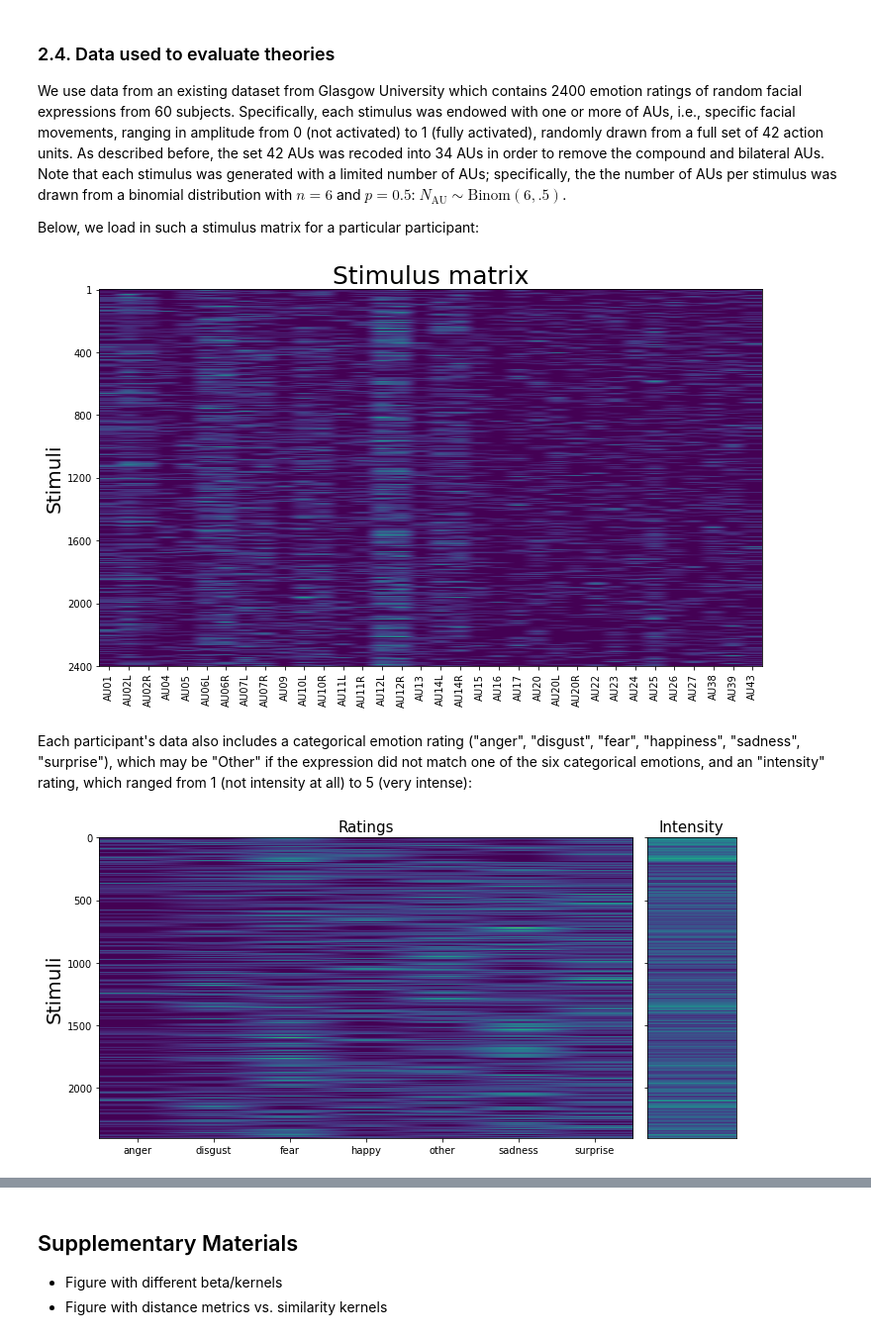
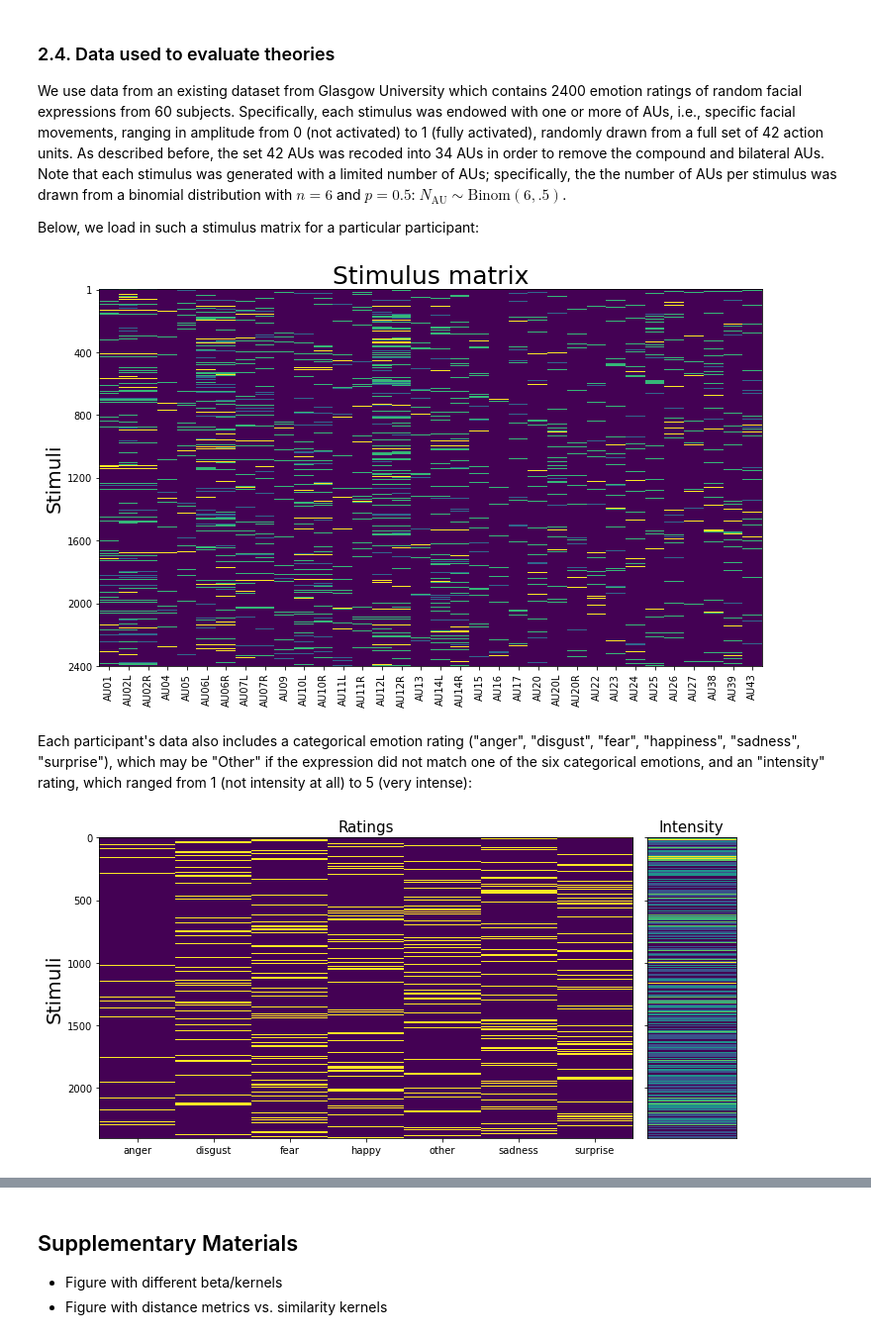
Before and after one commit to lukassnoek/hypothesis-kernel-analysis, a Jupyter notebook: notebooks/theory_kernel_analysis.ipynb, the cells around one changed output, grey strips where cells are left out. Shown: that part at 99% size. Saved outputs shown, nothing was run; the diff lists cells and outputs as text; code cells hidden in the pictures.

```diff
--- a/notebooks/theory_kernel_analysis.ipynb
+++ b/notebooks/theory_kernel_analysis.ipynb
@@ -597,32 +620,32 @@ Below, we load in such a stimulus matrix for a particular participant:
 df = pd.read_csv('../data/ratings/sub-42_ratings.tsv', sep='\t', index_col=0)
 
 plt.figure(figsize=(12, 7))
-plt.imshow(df.iloc[:, :-2], aspect='auto');
+plt.imshow(df.iloc[:, :-2], aspect='auto', interpolation='none');
 plt.yticks(np.append(np.arange(400, 2401, 400), 1))
 plt.xticks(np.arange(34), df.columns[:-2], rotation=90)
 plt.ylabel("Stimuli", fontsize=20)
 plt.title("Stimulus matrix", fontsize=25);
 # %% [output]
-[figure, old version]
+[figure, new version]
 # %% [markdown]
 Each participant's data also includes a categorical emotion rating ("anger", "disgust", "fear", "happiness", "sadness", "surprise"), which may be "Other" if the expression did not match one of the six categorical emotions, and an "intensity" rating, which ranged from 1 (not intensity at all) to 5 (very intense):
 # %%
 ratings = pd.get_dummies(df.iloc[:, -2])
 intensity = df.iloc[:, -1].to_numpy()
 
 fig, axes = plt.subplots(ncols=2, sharey=True, gridspec_kw={'width_ratios': [6, 1]},
                          figsize=(10, 5))
-axes[0].imshow(ratings, aspect='auto')
+axes[0].imshow(ratings, aspect='auto', interpolation='none')
 axes[0].set_xticks(range(7))
 axes[0].set_xticklabels(ratings.columns)
 axes[0].set_ylabel("Stimuli", fontsize=20)
 axes[0].set_title("Ratings", fontsize=15)
-axes[1].imshow(intensity[:, np.newaxis], aspect='auto', vmin=1, vmax=5)
+axes[1].imshow(intensity[:, np.newaxis], aspect='auto', vmin=1, vmax=5, interpolation='none')
 axes[1].set_title("Intensity", fontsize=15)
 axes[1].set_xticks([])
 
 fig.tight_layout()
 # %% [output]
-[figure, old version]
+[figure, new version]
 # %% [markdown]
 ### 2.5. Analysis parameters
```
Also changed, not shown: parts of 45 cells of this notebook.
